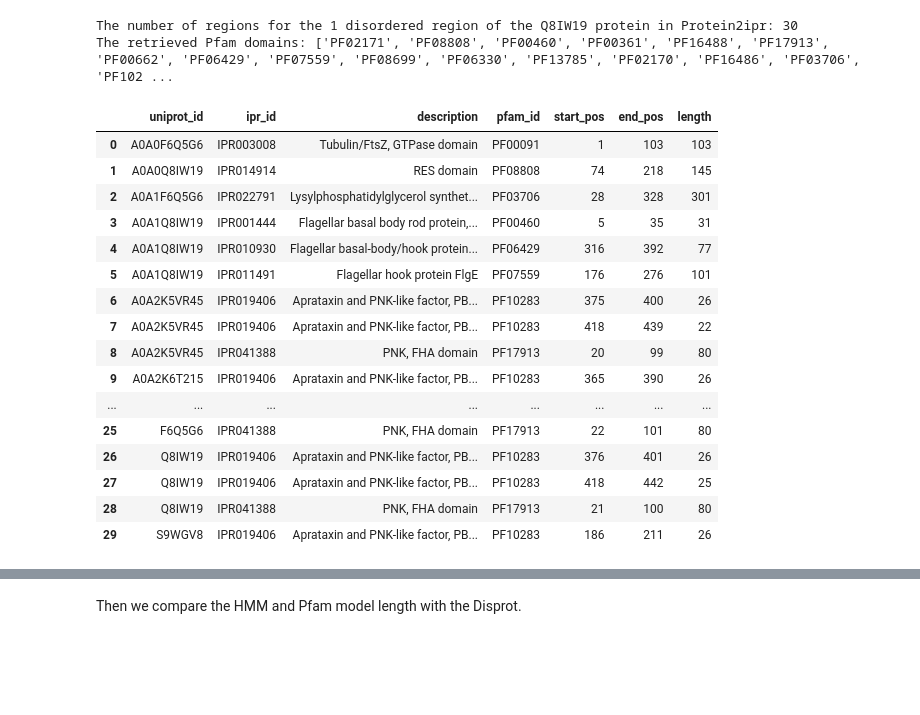
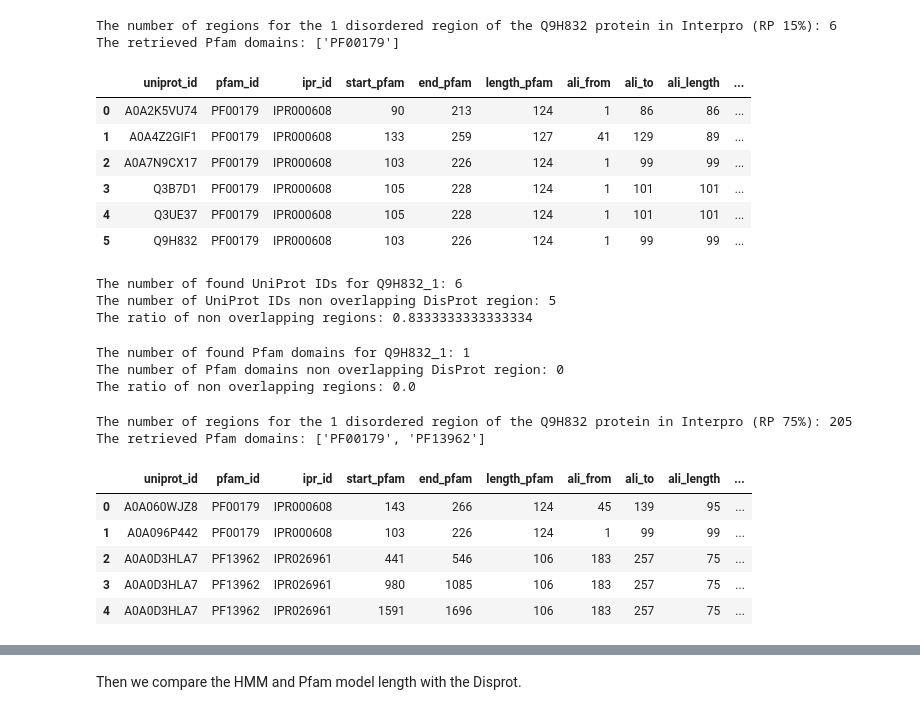
Before and after one commit to AlyaHarvelle/HMMER, a Jupyter notebook: hmm_analysis.ipynb, the cells around one changed output, grey strips where cells are left out. Cells and saved outputs as stored; diff of their text form; code cells hidden in the pictures; blank space fills up the shorter version.

```diff
--- a/hmm_analysis.ipynb
+++ b/hmm_analysis.ipynb
@@ -73,26 +46,57 @@ We took the results of `hmmsearch` and performed a search against `protein2ipr`
+# %%
+# Create a dataframe of Pfam regions (RP 15%) - for one MSA
+pfam_overlap_rp_15 = pd.read_csv(f"results/pfam/pfam_overlap/rp_15/pfam_rp_15_{id_dis}_{i}.csv")
+print(f"The number of regions for the {i} disordered region of the {id_dis} protein in Interpro (RP 15%):", len(pfam_overlap_rp_15))
+print("The retrieved Pfam domains:", list(set(pfam_overlap_rp_15['pfam_id'])))
+pfam_overlap_rp_15.head(15)
+# %% [output]
+The number of regions for the 1 disordered region of the Q9H832 protein in Interpro (RP 15%): 6
+The retrieved Pfam domains: ['PF00179']
+|  | uniprot_id | pfam_id | ipr_id | start_pfam | end_pfam | length_pfam | ali_from | ali_to | ali_length | ... |
+| 0 | A0A2K5VU74 | PF00179 | IPR000608 | 90 | 213 | 124 | 1 | 86 | 86 | ... |
+| 1 | A0A4Z2GIF1 | PF00179 | IPR000608 | 133 | 259 | 127 | 41 | 129 | 89 | ... |
+| 2 | A0A7N9CX17 | PF00179 | IPR000608 | 103 | 226 | 124 | 1 | 99 | 99 | ... |
+| 3 | Q3B7D1 | PF00179 | IPR000608 | 105 | 228 | 124 | 1 | 101 | 101 | ... |
+| 4 | Q3UE37 | PF00179 | IPR000608 | 105 | 228 | 124 | 1 | 101 | 101 | ... |
+| 5 | Q9H832 | PF00179 | IPR000608 | 103 | 226 | 124 | 1 | 99 | 99 | ... |
+# %%
+# Non overlapping UniProt IDs (RP 15%)
+uniprot_ids_rp_15 = pfam_overlap_rp_15['uniprot_id'].unique()
+uniprot_ids_rp_15_no_overlap = pfam_overlap_rp_15[pfam_overlap_rp_15['overlap_pfam_%'] == 0]['uniprot_id'].unique()
+# uniprot_ids_rp_15_no_overlap = np.setdiff1d(uniprot_ids_rp_15_no_overlap, uniprot_ids_rp_15)
+
+print(f"The number of found UniProt IDs for {id_dis}_{i}:", len(uniprot_ids_rp_15))
+print("The number of UniProt IDs non overlapping DisProt region:", len(uniprot_ids_rp_15_no_overlap))
+print("The ratio of non overlapping regions:", len(uniprot_ids_rp_15_no_overlap)/len(uniprot_ids_rp_15))
+# %% [output]
+The number of found UniProt IDs for Q9H832_1: 6
+The number of UniProt IDs non overlapping DisProt region: 5
+The ratio of non overlapping regions: 0.8333333333333334
+# %%
+# Non overlapping Pfam IDs (RP 15%)
+pfam_domains_rp_15 = pfam_overlap_rp_15['pfam_id'].unique()
+pfam_domains_rp_15_no_overlap = pfam_overlap_rp_15[pfam_overlap_rp_15['overlap_pfam_%'] == 0]['pfam_id'].unique()
+pfam_domains_rp_15_no_overlap = np.setdiff1d(pfam_domains_rp_15_no_overlap, pfam_domains_rp_15)
+
+print(f"The number of found Pfam domains for {id_dis}_{i}:", len(pfam_domains_rp_15))
+print("The number of Pfam domains non overlapping DisProt region:", len(pfam_domains_rp_15_no_overlap))
+print("The ratio of non overlapping regions:", len(pfam_domains_rp_15_no_overlap)/len(pfam_domains_rp_15))
+# %% [output]
+The number of found Pfam domains for Q9H832_1: 1
+The number of Pfam domains non overlapping DisProt region: 0
+The ratio of non overlapping regions: 0.0
 # %%
-# Create a dataframe of Pfam regions
-pfam_overlap = pd.read_csv(f"results/pfam/pfam_overlap_{id_dis}.csv")
-print(f"The number of regions for the {i} disordered region of the {id_dis} protein in Protein2ipr:", len(pfam_overlap))
-print("The retrieved Pfam domains:", list(set(pfam_overlap['pfam_id'])))
-pfam_overlap
+# Create a dataframe of Pfam regions (RP 75%) - for one MSA
+pfam_overlap_rp_75 = pd.read_csv(f"results/pfam/pfam_overlap/rp_75/pfam_rp_75_{id_dis}_{i}.csv")
+print(f"The number of regions for the {i} disordered region of the {id_dis} protein in Interpro (RP 75%):", len(pfam_overlap_rp_75))
+print("The retrieved Pfam domains:", list(set(pfam_overlap_rp_75['pfam_id'])))
+pfam_overlap_rp_75.head()
 # %% [output]
-The number of regions for the 1 disordered region of the Q8IW19 protein in Protein2ipr: 30
-The retrieved Pfam domains: ['PF02171', 'PF08808', 'PF00460', 'PF00361', 'PF16488', 'PF17913', 'PF00662', 'PF06429', 'PF07559', 'PF08699', 'PF06330', 'PF13785', 'PF02170', 'PF16486', 'PF03706', 'PF102 ...
+The number of regions for the 1 disordered region of the Q9H832 protein in Interpro (RP 75%): 205
+The retrieved Pfam domains: ['PF00179', 'PF13962']
-|  | uniprot_id | ipr_id | description | pfam_id | start_pos | end_pos | length |
-| 0 | A0A0F6Q5G6 | IPR003008 | Tubulin/FtsZ, GTPase domain | PF00091 | 1 | 103 | 103 |
-| 1 | A0A0Q8IW19 | IPR014914 | RES domain | PF08808 | 74 | 218 | 145 |
-| 2 | A0A1F6Q5G6 | IPR022791 | Lysylphosphatidylglycerol synthet... | PF03706 | 28 | 328 | 301 |
-| 3 | A0A1Q8IW19 | IPR001444 | Flagellar basal body rod protein,... | PF00460 | 5 | 35 | 31 |
-| 4 | A0A1Q8IW19 | IPR010930 | Flagellar basal-body/hook protein... | PF06429 | 316 | 392 | 77 |
-| 5 | A0A1Q8IW19 | IPR011491 | Flagellar hook protein FlgE | PF07559 | 176 | 276 | 101 |
-| 6 | A0A2K5VR45 | IPR019406 | Aprataxin and PNK-like factor, PB... | PF10283 | 375 | 400 | 26 |
-| 7 | A0A2K5VR45 | IPR019406 | Aprataxin and PNK-like factor, PB... | PF10283 | 418 | 439 | 22 |
-| 8 | A0A2K5VR45 | IPR041388 | PNK, FHA domain | PF17913 | 20 | 99 | 80 |
-| 9 | A0A2K6T215 | IPR019406 | Aprataxin and PNK-like factor, PB... | PF10283 | 365 | 390 | 26 |
-| ... | ... | ... | ... | ... | ... | ... | ... |
-| 25 | F6Q5G6 | IPR041388 | PNK, FHA domain | PF17913 | 22 | 101 | 80 |
-| 26 | Q8IW19 | IPR019406 | Aprataxin and PNK-like factor, PB... | PF10283 | 376 | 401 | 26 |
-| 27 | Q8IW19 | IPR019406 | Aprataxin and PNK-like factor, PB... | PF10283 | 418 | 442 | 25 |
-| 28 | Q8IW19 | IPR041388 | PNK, FHA domain | PF17913 | 21 | 100 | 80 |
-| 29 | S9WGV8 | IPR019406 | Aprataxin and PNK-like factor, PB... | PF10283 | 186 | 211 | 26 |
+|  | uniprot_id | pfam_id | ipr_id | start_pfam | end_pfam | length_pfam | ali_from | ali_to | ali_length | ... |
+| 0 | A0A060WJZ8 | PF00179 | IPR000608 | 143 | 266 | 124 | 45 | 139 | 95 | ... |
+| 1 | A0A096P442 | PF00179 | IPR000608 | 103 | 226 | 124 | 1 | 99 | 99 | ... |
+| 2 | A0A0D3HLA7 | PF13962 | IPR026961 | 441 | 546 | 106 | 183 | 257 | 75 | ... |
+| 3 | A0A0D3HLA7 | PF13962 | IPR026961 | 980 | 1085 | 106 | 183 | 257 | 75 | ... |
+| 4 | A0A0D3HLA7 | PF13962 | IPR026961 | 1591 | 1696 | 106 | 183 | 257 | 75 | ... |
```
Also changed, not shown: parts of 37 cells of this notebook, 1 other file.
